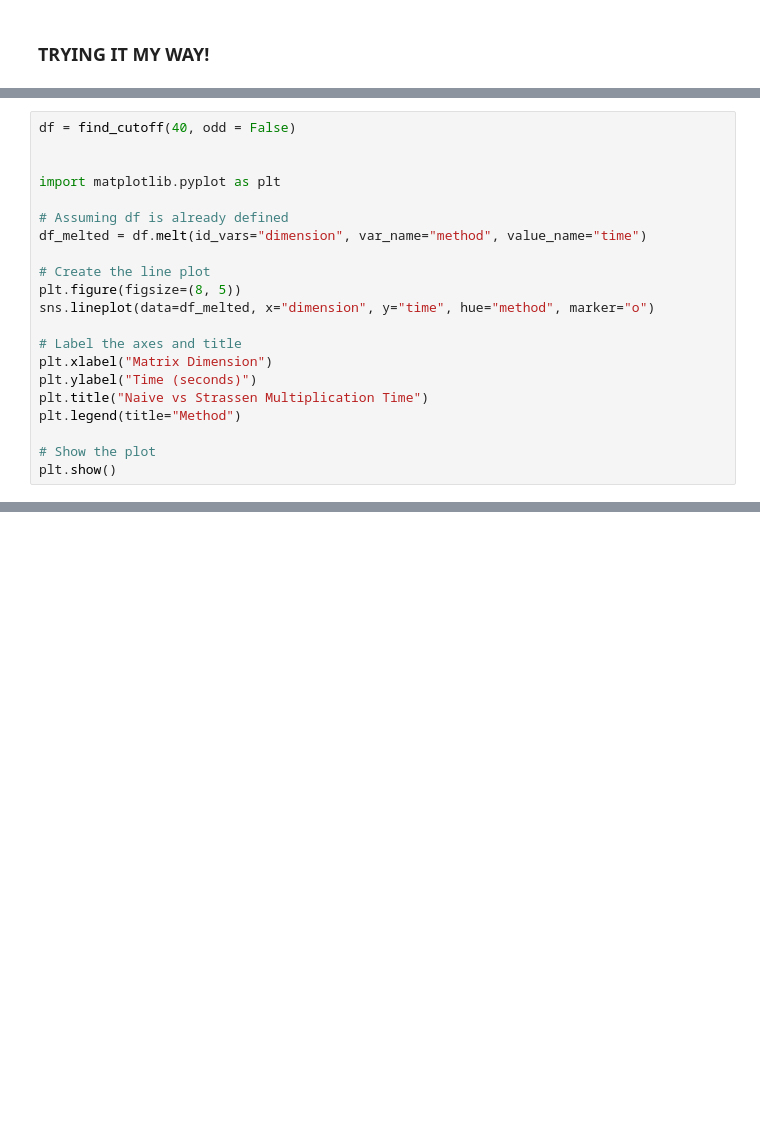
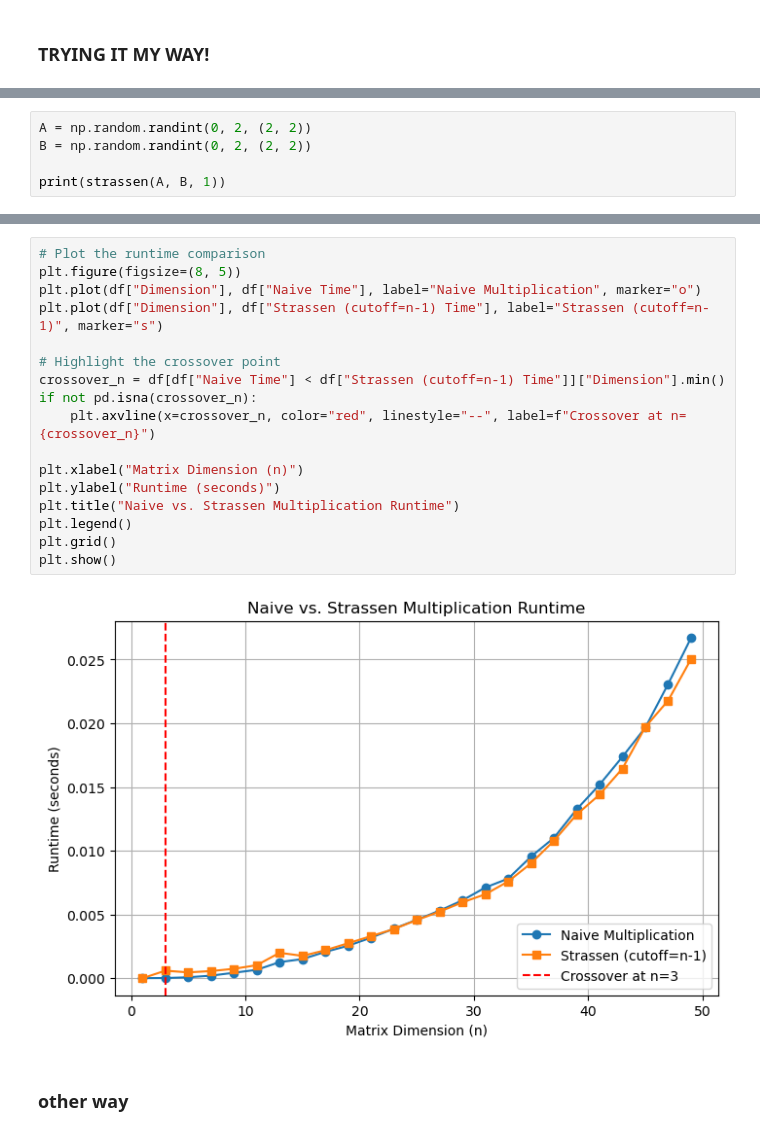
Before and after one commit to devinguevara/progset2, a Jupyter notebook: cutoff.ipynb, the cells around one changed output, grey strips where cells are left out. Drawn from its saved outputs; the diff is of its cells as text; blank space fills up the shorter version.

```diff
--- a/cutoff.ipynb
+++ b/cutoff.ipynb
@@ -350,21 +315,0 @@ def find_cutoff(d, odd=False):
-# %%
-df = find_cutoff(40, odd = False)
-
-
-import matplotlib.pyplot as plt
-
-# Assuming df is already defined
-df_melted = df.melt(id_vars="dimension", var_name="method", value_name="time")
-
-# Create the line plot
-plt.figure(figsize=(8, 5))
-sns.lineplot(data=df_melted, x="dimension", y="time", hue="method", marker="o")
-
-# Label the axes and title
-plt.xlabel("Matrix Dimension")
-plt.ylabel("Time (seconds)")
-plt.title("Naive vs Strassen Multiplication Time")
-plt.legend(title="Method")
-
-# Show the plot
-plt.show()
@@ -382,0 +316,5 @@ sns.lineplot(data=df)
+# %%
+A = np.random.randint(0, 2, (2, 2))
+B = np.random.randint(0, 2, (2, 2))
+
+print(strassen(A, B, 1))
@@ -382,0 +390,21 @@ sns.lineplot(data=df)
+# %%
+# Plot the runtime comparison
+plt.figure(figsize=(8, 5))
+plt.plot(df["Dimension"], df["Naive Time"], label="Naive Multiplication", marker="o")
+plt.plot(df["Dimension"], df["Strassen (cutoff=n-1) Time"], label="Strassen (cutoff=n-1)", marker="s")
+
+# Highlight the crossover point
+crossover_n = df[df["Naive Time"] < df["Strassen (cutoff=n-1) Time"]]["Dimension"].min()
+if not pd.isna(crossover_n):
+    plt.axvline(x=crossover_n, color="red", linestyle="--", label=f"Crossover at n={crossover_n}")
+
+plt.xlabel("Matrix Dimension (n)")
+plt.ylabel("Runtime (seconds)")
+plt.title("Naive vs. Strassen Multiplication Runtime")
+plt.legend()
+plt.grid()
+plt.show()
+# %% [output]
+[figure, added]
+# %% [markdown]
+### other way
```
Also changed, not shown: parts of 9 cells of this notebook, 3 other files.
